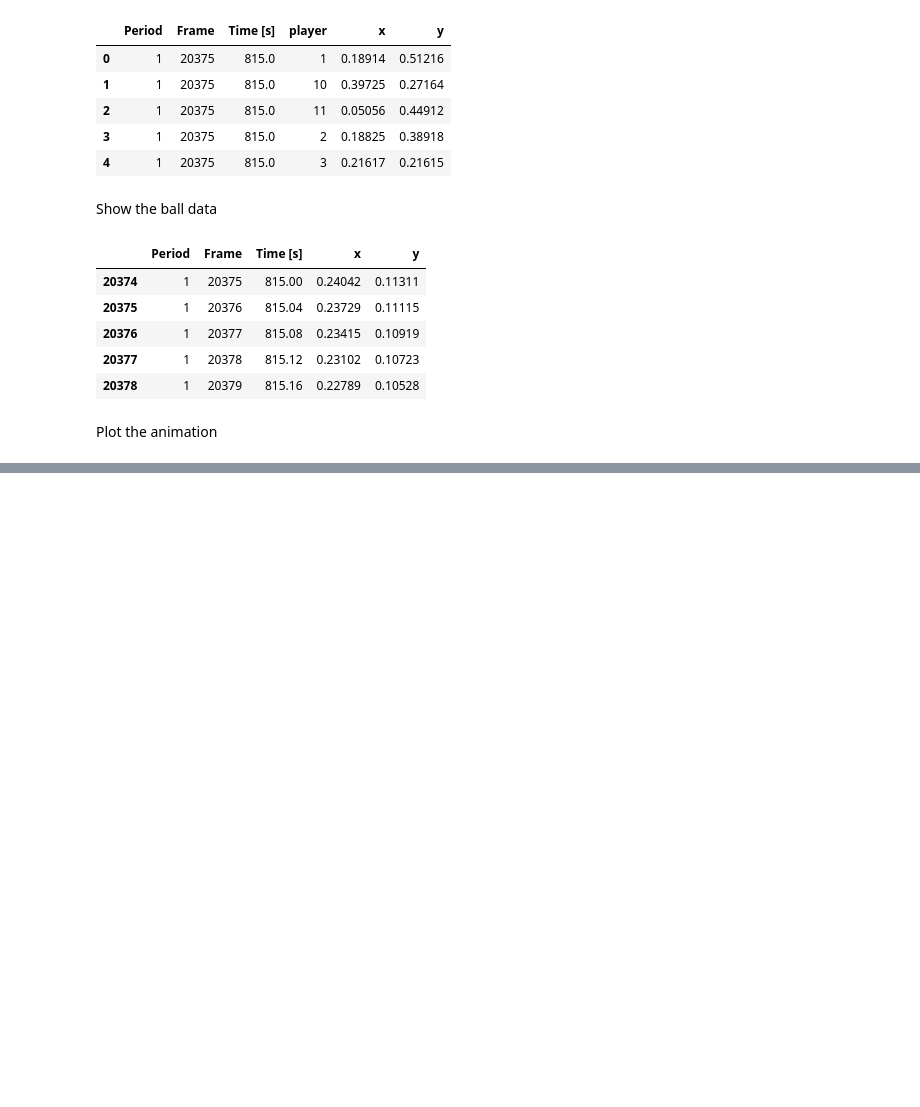
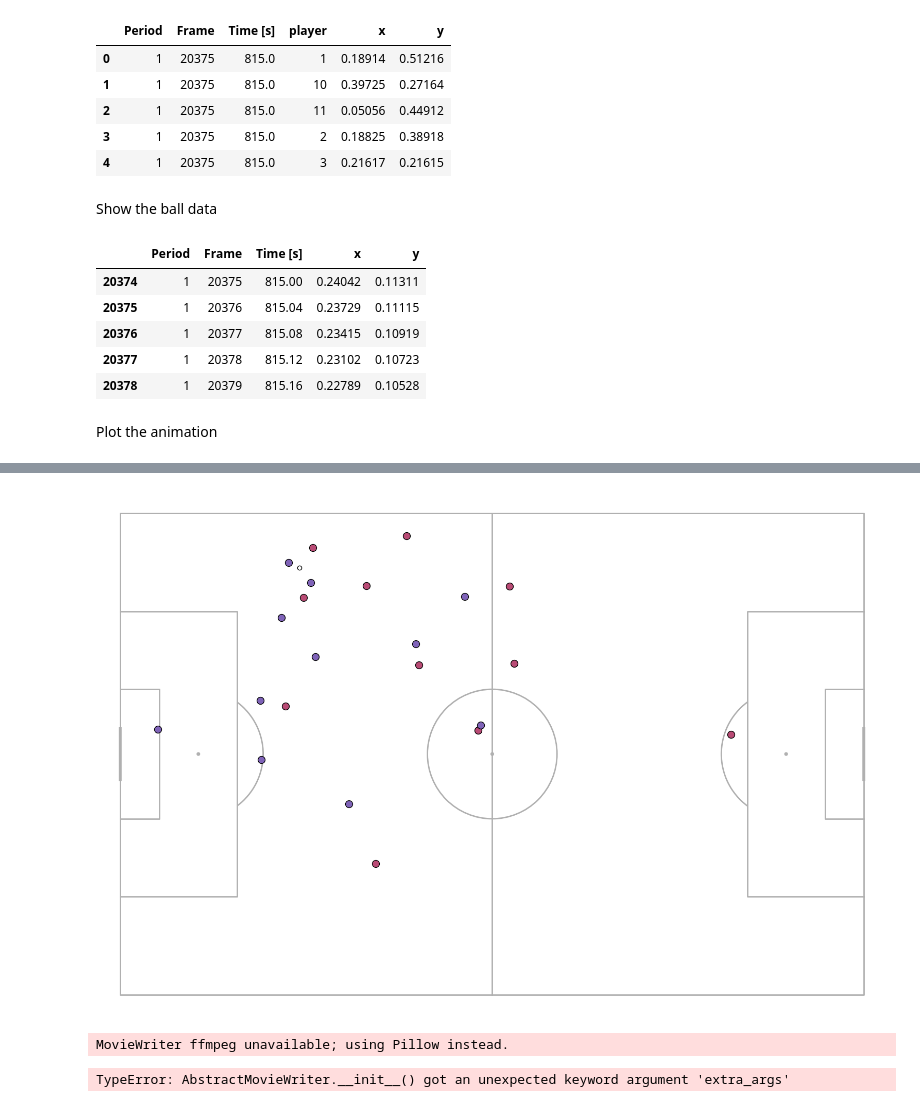
Before and after one commit to MBerguer/tesis-futbol, a Jupyter notebook: notebooks/plot_animation.ipynb, the cells around one changed output, grey strips where cells are left out. Saved outputs shown, nothing was run; the diff lists cells and outputs as text; code cells hidden in the pictures; blank space fills up the shorter version.

```diff
--- a/notebooks/plot_animation.ipynb
+++ b/notebooks/plot_animation.ipynb
@@ -142,7 +142,7 @@ plt.show()
 # note that its hard to get the ffmpeg requirements right.
 # I installed from conda-forge: see the environment.yml file in the docs folder
 # how to save animation - commented out for example
-# anim.save('example.mp4', dpi=150, fps=25,
-#          extra_args=['-vcodec', 'libx264'],
-#          savefig_kwargs={'pad_inches':0, 'facecolor':'#457E29'})
+anim.save('example.mp4', dpi=150, fps=25,
+         extra_args=['-vcodec', 'libx264'],
+         savefig_kwargs={'pad_inches':0, 'facecolor':'#457E29'})
 # %% [output]
@@ -151,3 +149,6 @@ plt.show()
+[figure, added]
+MovieWriter ffmpeg unavailable; using Pillow instead.
+TypeError: AbstractMovieWriter.__init__() got an unexpected keyword argument 'extra_args'
 # %%
 import matplotlib.pyplot as plt
 import numpy as np
```
Also changed, not shown: parts of 2 cells of this notebook, 43 other files.
